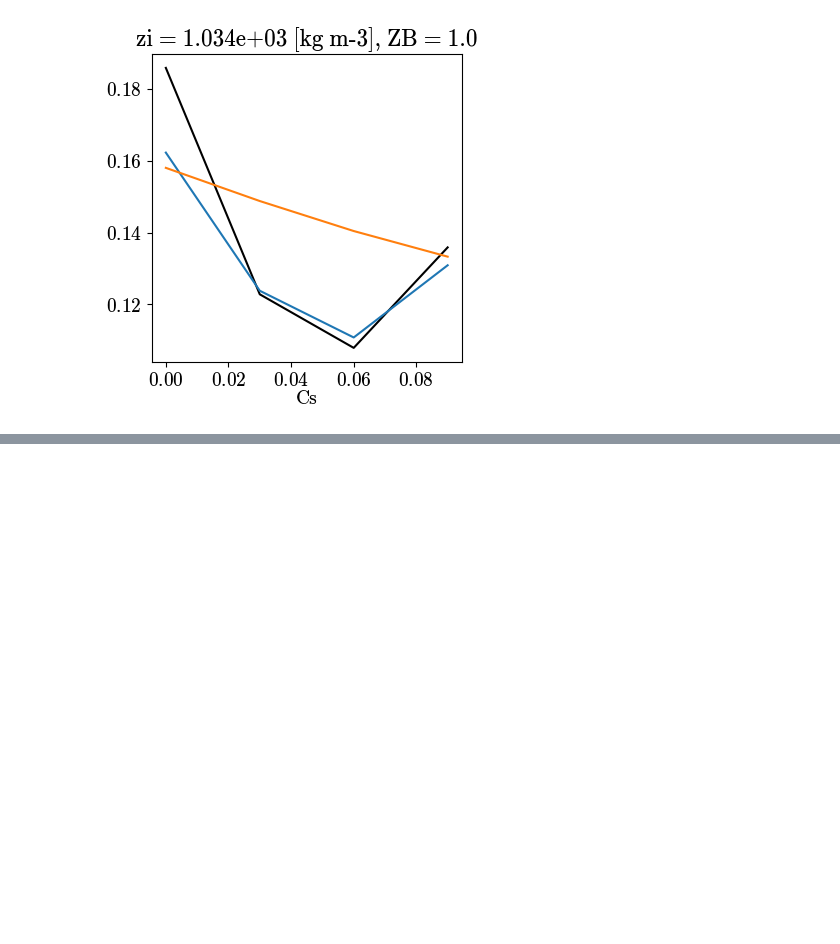
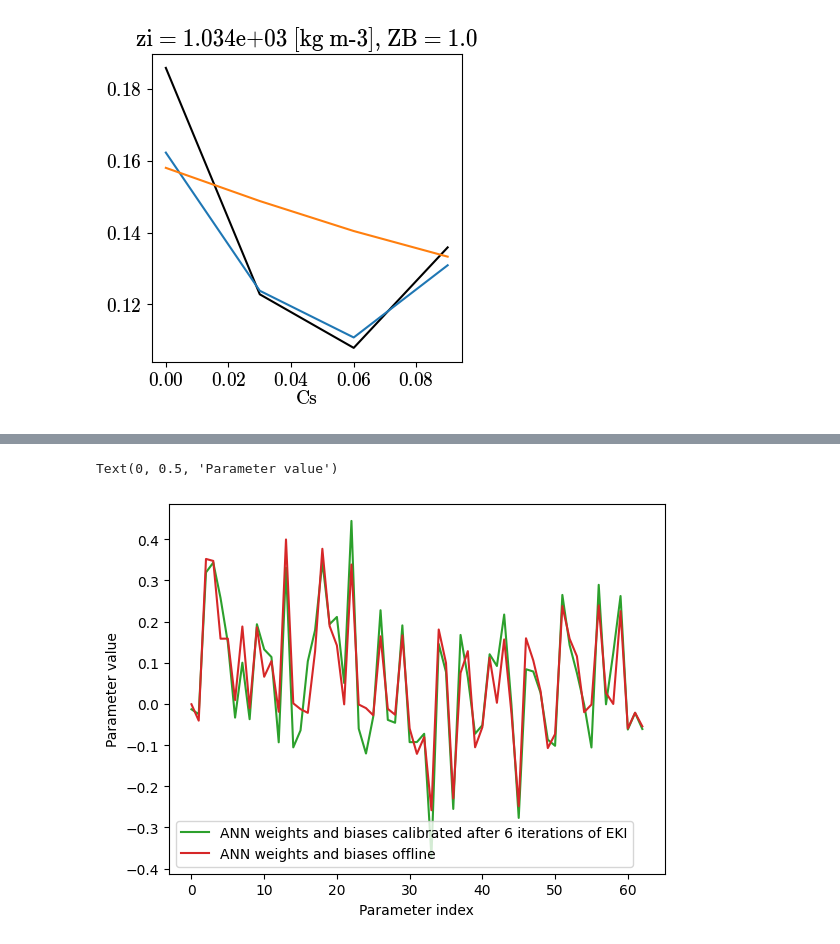
Before and after one commit to m2lines/calibration-MOM6, a Jupyter notebook: notebooks/calibrate-Double-Gyre.ipynb, the cells around one changed output, grey strips where cells are left out. Cells and saved outputs as stored; diff of their text form; code cells hidden in the pictures; blank space fills up the shorter version.

```diff
--- a/notebooks/calibrate-Double-Gyre.ipynb
+++ b/notebooks/calibrate-Double-Gyre.ipynb
@@ -980,0 +873,11 @@ metrics['EKE_spectrum'][0][20][1].plot()
+# %%
+metrics.param[9][69].plot(label='ANN weights and biases calibrated after 6 iterations of EKI', color='tab:green')
+ANN_netcdf_default = xr.open_dataset('/scratch/pp2681/mom6/CM26_ML_models/ocean3d/subfilter/FGR3/EXP1/model/Tall.nc').drop_vars(['x_test', 'y_test'])
+param_offline = np.concatenate([ANN_netcdf_default.A1.values.ravel(), ANN_netcdf_default.b1.values])
+plt.plot(param_offline, label='ANN weights and biases offline', color='tab:red')
+plt.legend()
+plt.xlabel('Parameter index')
+plt.ylabel('Parameter value')
+# %% [output]
+Text(0, 0.5, 'Parameter value')
+[figure, added]
```
Also changed, not shown: parts of 35 cells of this notebook, 3 other files.
